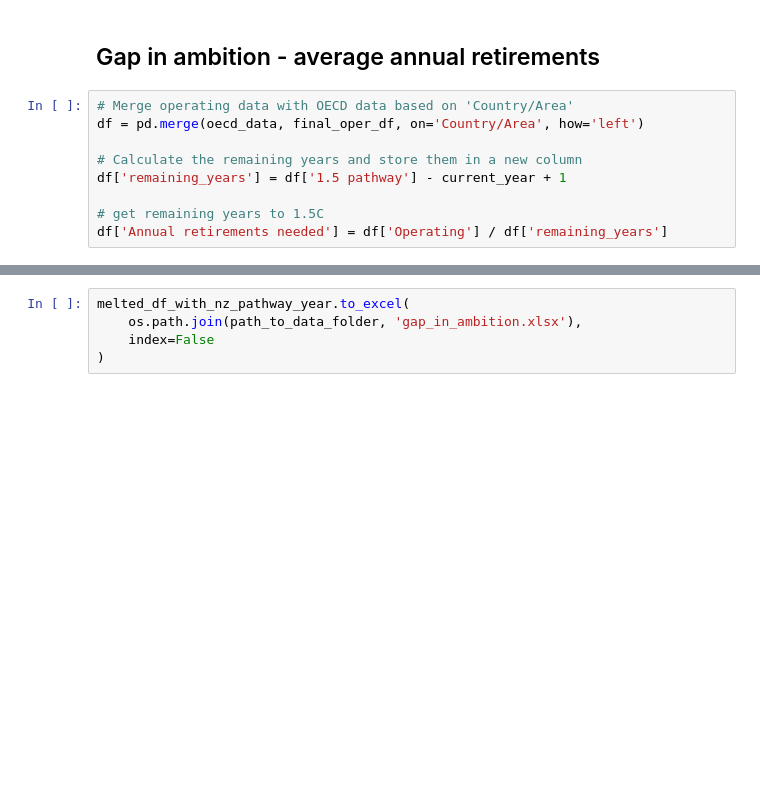
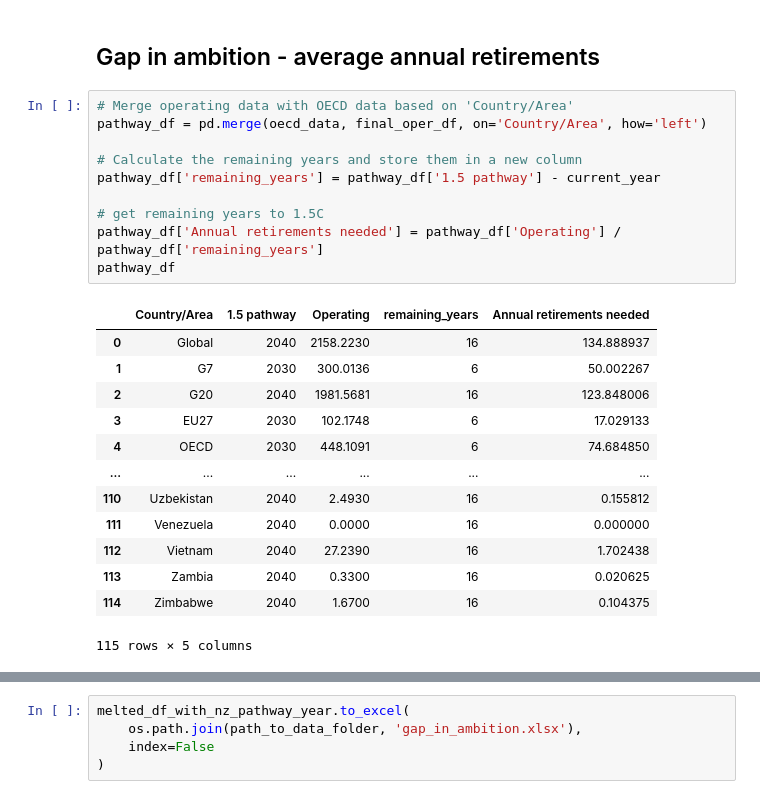
Before and after one commit to GlobalEnergyMonitor/coal-phaseout-preview, a Jupyter notebook: data_wrangling_1/Phaseout-dashboard_raw_data.ipynb, the cells around one changed output, grey strips where cells are left out. Drawn from its saved outputs; the diff is of its cells as text; blank space fills up the shorter version.

```diff
--- a/data_wrangling_1/Phaseout-dashboard_raw_data.ipynb
+++ b/data_wrangling_1/Phaseout-dashboard_raw_data.ipynb
@@ -298,11 +283,26 @@ final_df.to_excel(
 ## Gap in ambition - average annual retirements
 # %%
 # Merge operating data with OECD data based on 'Country/Area'
-df = pd.merge(oecd_data, final_oper_df, on='Country/Area', how='left')
+pathway_df = pd.merge(oecd_data, final_oper_df, on='Country/Area', how='left')
 
 # Calculate the remaining years and store them in a new column
-df['remaining_years'] = df['1.5 pathway'] - current_year + 1
+pathway_df['remaining_years'] = pathway_df['1.5 pathway'] - current_year
 
 # get remaining years to 1.5C
-df['Annual retirements needed'] = df['Operating'] / df['remaining_years']
+pathway_df['Annual retirements needed'] = pathway_df['Operating'] / pathway_df['remaining_years']
+pathway_df
+# %% [output]
+|  | Country/Area | 1.5 pathway | Operating | remaining_years | Annual retirements needed |
+| 0 | Global | 2040 | 2158.2230 | 16 | 134.888937 |
+| 1 | G7 | 2030 | 300.0136 | 6 | 50.002267 |
+| 2 | G20 | 2040 | 1981.5681 | 16 | 123.848006 |
+| 3 | EU27 | 2030 | 102.1748 | 6 | 17.029133 |
+| 4 | OECD | 2030 | 448.1091 | 6 | 74.684850 |
+| ... | ... | ... | ... | ... | ... |
+| 110 | Uzbekistan | 2040 | 2.4930 | 16 | 0.155812 |
+| 111 | Venezuela | 2040 | 0.0000 | 16 | 0.000000 |
+| 112 | Vietnam | 2040 | 27.2390 | 16 | 1.702438 |
+| 113 | Zambia | 2040 | 0.3300 | 16 | 0.020625 |
+| 114 | Zimbabwe | 2040 | 1.6700 | 16 | 0.104375 |
+115 rows × 5 columns
 # %%
```
Also changed, not shown: parts of 7 cells of this notebook, 17 other files.
